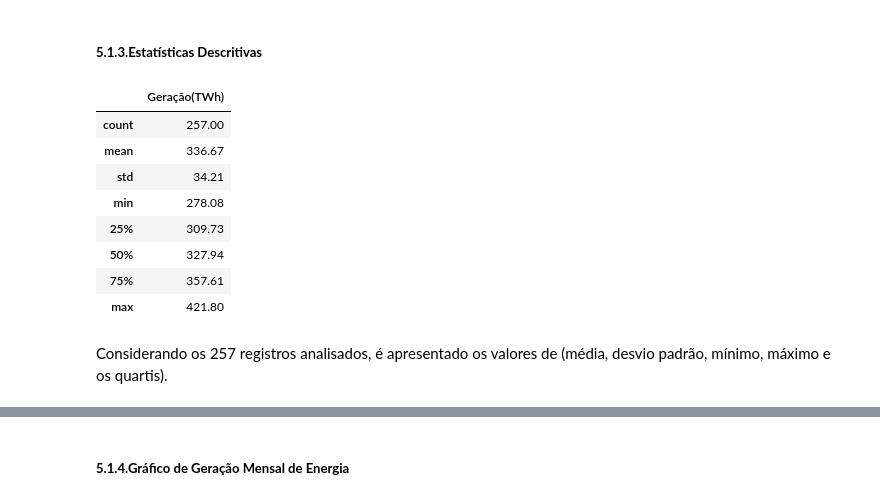
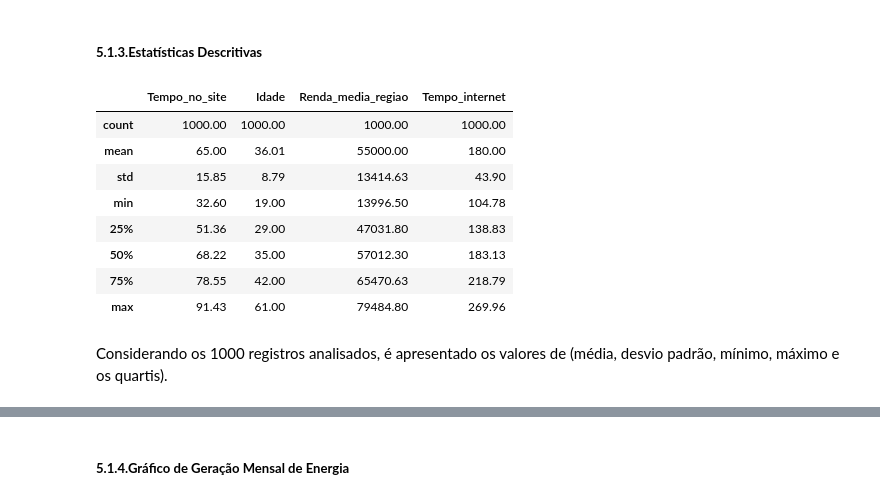
Before and after one commit to higordevellard/Machine_Learning_Advertisiment_Views, a Jupyter notebook: machine_learning_anuncio.ipynb, the cells around one changed output, grey strips where cells are left out. Saved outputs shown, nothing was run; the diff lists cells and outputs as text; code cells hidden in the pictures.

```diff
--- a/machine_learning_anuncio.ipynb
+++ b/machine_learning_anuncio.ipynb
@@ -69,0 +45,9 @@ Os dados podem ser obtidos acessando o endereço: https://www.eia.gov/totalenerg
+# %%
+# Localicazão do dataset
+url_1 = 'https://raw.githubusercontent.com/higordevellard/Machine_Learning_Advertisiment_Views/main/advertising_dataset.csv'
+
+# Labels dos atributos do dataset
+labels_atributos = ['Tempo_no_site', 'Idade', 'Renda_media_regiao', 'Tempo_internet', 'Título_do_anuncio', 'Cidade', 'Masculino', 'País', 'Registro_tempo', 'Click_no_anúncio']
+
+# Lê o arquivo
+dataset = pd.read_csv(url_1, names=labels_atributos, header=0, delimiter=',')
@@ -74,3 +82,0 @@ Os dados podem ser obtidos acessando o endereço: https://www.eia.gov/totalenerg
-# %%
-#Concatenar as duas tabelas que foram divididas devido ao peso.
-dataset = pd.concat([dataset_p1, dataset_p2])
@@ -198,3 +136,0 @@ Instância que retornará a soma do que foi gerado pelos demais atributos categ
-# %%
-# Conversão de grandeza energética.
-dataset['Geração(TWh)'] = dataset['Geração(MWh)'] / (10 ** 6)
@@ -314,16 +138,16 @@ Para tirar mais informações sobre a geração de energia nos EUA ao longo dos
 ##### **5.1.3.Estatísticas Descritivas**
 # %%
 # Resumo estatístico do dataset.
-dataset_4.describe().round(2)
+dataset.drop(['Masculino', 'Click_no_anúncio'], axis=1).describe().round(2)
 # %% [output]
-|  | Geração(TWh) |
-| count | 257.00 |
-| mean | 336.67 |
-| std | 34.21 |
-| min | 278.08 |
-| 25% | 309.73 |
-| 50% | 327.94 |
-| 75% | 357.61 |
-| max | 421.80 |
+|  | Tempo_no_site | Idade | Renda_media_regiao | Tempo_internet |
+| count | 1000.00 | 1000.00 | 1000.00 | 1000.00 |
+| mean | 65.00 | 36.01 | 55000.00 | 180.00 |
+| std | 15.85 | 8.79 | 13414.63 | 43.90 |
+| min | 32.60 | 19.00 | 13996.50 | 104.78 |
+| 25% | 51.36 | 29.00 | 47031.80 | 138.83 |
+| 50% | 68.22 | 35.00 | 57012.30 | 183.13 |
+| 75% | 78.55 | 42.00 | 65470.63 | 218.79 |
+| max | 91.43 | 61.00 | 79484.80 | 269.96 |
 # %% [markdown]
-Considerando os 257 registros analisados, é apresentado os valores de (média, desvio padrão, mínimo, máximo e os quartis).
+Considerando os 1000 registros analisados, é apresentado os valores de (média, desvio padrão, mínimo, máximo e os quartis).
```
Also changed, not shown: parts of 41 cells of this notebook.
